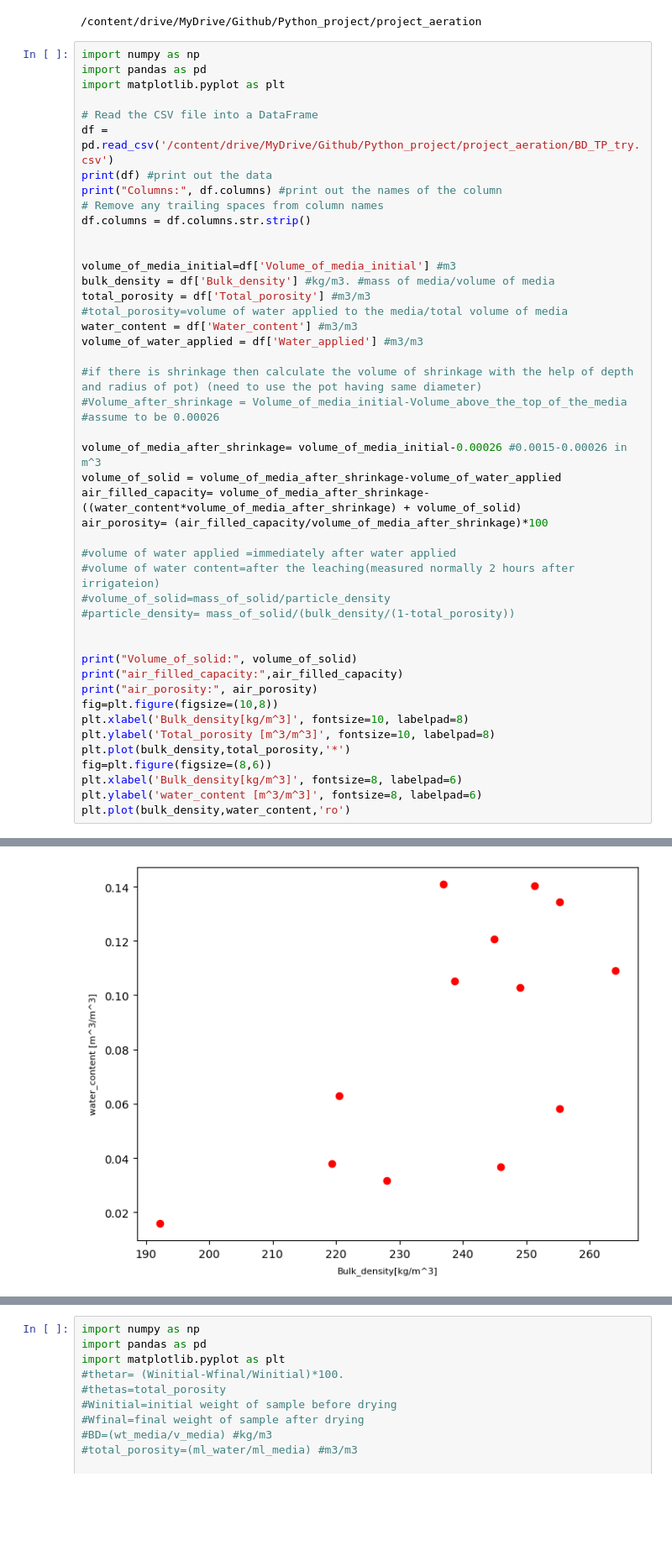
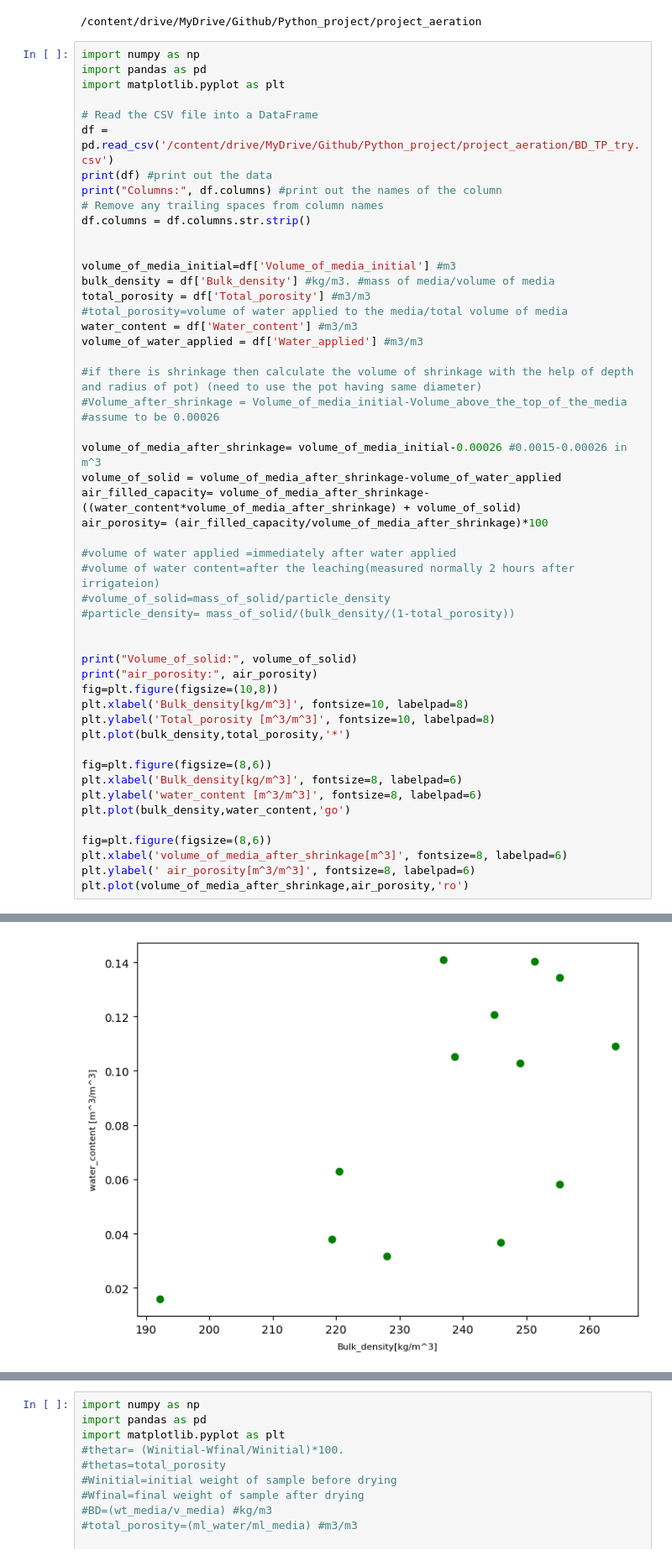
Before and after one commit to Babeeta02/project_aeration, a Jupyter notebook: Code for aeration.ipynb, the cells around one changed output, grey strips where cells are left out. Shown: that part at 84% size. Saved outputs shown, nothing was run; the diff lists cells and outputs as text; blank space fills up the shorter version.

```diff
--- a/Code for aeration.ipynb
+++ b/Code for aeration.ipynb
@@ -55,16 +55,21 @@ air_porosity= (air_filled_capacity/volume_of_media_after_shrinkage)*100
 
 
 print("Volume_of_solid:", volume_of_solid)
-print("air_filled_capacity:",air_filled_capacity)
 print("air_porosity:", air_porosity)
 fig=plt.figure(figsize=(10,8))
 plt.xlabel('Bulk_density[kg/m^3]', fontsize=10, labelpad=8)
 plt.ylabel('Total_porosity [m^3/m^3]', fontsize=10, labelpad=8)
 plt.plot(bulk_density,total_porosity,'*')
+
 fig=plt.figure(figsize=(8,6))
 plt.xlabel('Bulk_density[kg/m^3]', fontsize=8, labelpad=6)
 plt.ylabel('water_content [m^3/m^3]', fontsize=8, labelpad=6)
-plt.plot(bulk_density,water_content,'ro')
+plt.plot(bulk_density,water_content,'go')
+
+fig=plt.figure(figsize=(8,6))
+plt.xlabel('volume_of_media_after_shrinkage[m^3]', fontsize=8, labelpad=6)
+plt.ylabel(' air_porosity[m^3/m^3]', fontsize=8, labelpad=6)
+plt.plot(volume_of_media_after_shrinkage,air_porosity,'ro')
 # %% [output]
    Treatment  Bulk_density  Volume_of_media_initial  Total_porosity  \
 0    Control         220.5                 0.001426           0.680
@@ -82,7 +87,7 @@ plt.plot(bulk_density,water_content,'ro')
 10     1.938692
 11     2.331091
 12     2.576667
 dtype: float64
 [<matplotlib.lines.Line2D at 0x...>]
 [figure]
-[figure, old version]
+[figure, new version]
```
Also changed, not shown: parts of 1 cell of this notebook.
